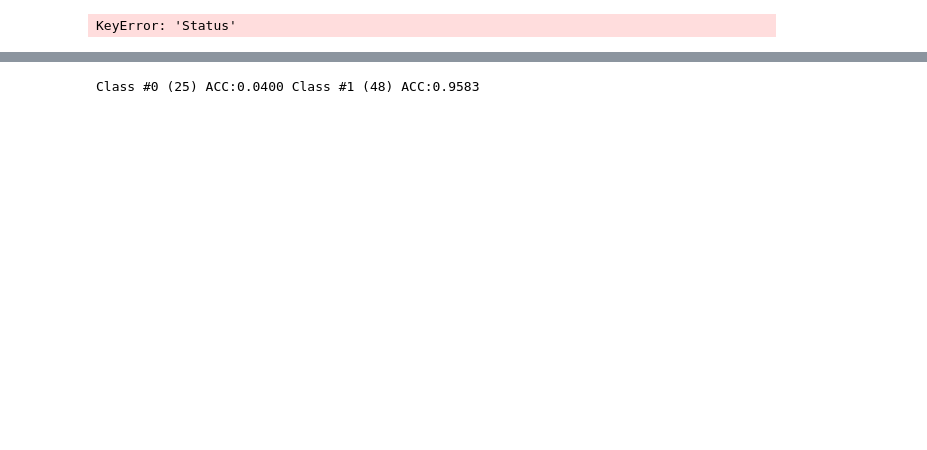
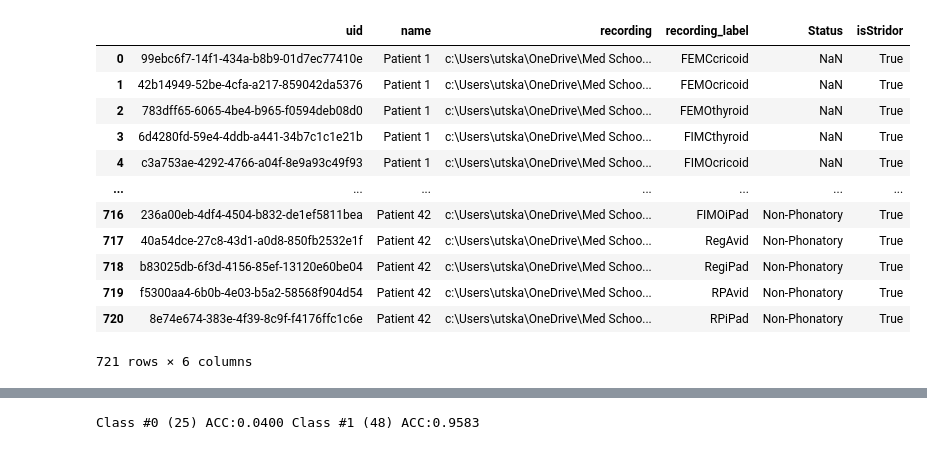
Before and after one commit to parsa-k/b2ai-voice, a Jupyter notebook: stridor-melspec.ipynb, the cells around one changed output, grey strips where cells are left out. Cells and saved outputs as stored; diff of their text form; code cells hidden in the pictures; blank space fills up the shorter version.

```diff
--- a/stridor-melspec.ipynb
+++ b/stridor-melspec.ipynb
@@ -89,12 +89,28 @@ filtered recordings: [{'uid': 'c3fe9b66-a1fa-46e7-a90f-71c7db46fe30', 'name': 'P
 # %%
 df = pd.DataFrame(data)
 stridor_df = pd.read_csv(stridor_labels)
 stridor_df['isStridor'] = stridor_df['Status'].apply(lambda x: False if 'No-Stridor' in x else True)
-stridor_df = df.rename(columns={'Name': 'name'})
+stridor_df = stridor_df.rename(columns={'Name': 'name'})
 merged = pd.merge(df, stridor_df, on='name', how='left')
-merged['Status']
+merged = merged.rename(columns={'isStridor_y': 'isStridor'})
+merged['isStridor'].fillna(merged['isStridor_x'], inplace=True)
+merged = merged.drop(columns = ['isStridor_x'])
+merged.loc[merged['name'].str.contains('Control'), 'Status'] = 'No-Stridor'
+merged
 # %% [output]
+|  | uid | name | recording | recording_label | Status | isStridor |
+| 0 | 99ebc6f7-14f1-434a-b8b9-01d7ec77410e | Patient 1 | c:\Users\utska\OneDrive\Med Schoo... | FEMCcricoid | NaN | True |
+| 1 | 42b14949-52be-4cfa-a217-859042da5376 | Patient 1 | c:\Users\utska\OneDrive\Med Schoo... | FEMOcricoid | NaN | True |
+| 2 | 783dff65-6065-4be4-b965-f0594deb08d0 | Patient 1 | c:\Users\utska\OneDrive\Med Schoo... | FEMOthyroid | NaN | True |
+| 3 | 6d4280fd-59e4-4ddb-a441-34b7c1c1e21b | Patient 1 | c:\Users\utska\OneDrive\Med Schoo... | FIMCthyroid | NaN | True |
+| 4 | c3a753ae-4292-4766-a04f-8e9a93c49f93 | Patient 1 | c:\Users\utska\OneDrive\Med Schoo... | FIMOcricoid | NaN | True |
+| ... | ... | ... | ... | ... | ... | ... |
+| 716 | 236a00eb-4df4-4504-b832-de1ef5811bea | Patient 42 | c:\Users\utska\OneDrive\Med Schoo... | FIMOiPad | Non-Phonatory | True |
+| 717 | 40a54dce-27c8-43d1-a0d8-850fb2532e1f | Patient 42 | c:\Users\utska\OneDrive\Med Schoo... | RegAvid | Non-Phonatory | True |
+| 718 | b83025db-6f3d-4156-85ef-13120e60be04 | Patient 42 | c:\Users\utska\OneDrive\Med Schoo... | RegiPad | Non-Phonatory | True |
+| 719 | f5300aa4-6b0b-4e03-b5a2-58568f904d54 | Patient 42 | c:\Users\utska\OneDrive\Med Schoo... | RPAvid | Non-Phonatory | True |
+| 720 | 8e74e674-383e-4f39-8c9f-f4176ffc1c6e | Patient 42 | c:\Users\utska\OneDrive\Med Schoo... | RPiPad | Non-Phonatory | True |
-KeyError: 'Status'
+721 rows × 6 columns
 # %%
 class MySpecgramDataset(torch.utils.data.Dataset):
     def __init__(self, dataframe, segment_size=3):
```
Also changed, not shown: parts of 6 cells of this notebook.
